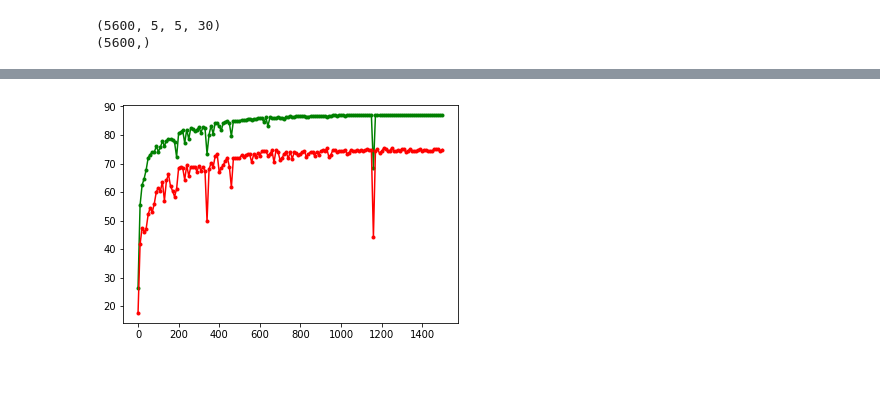
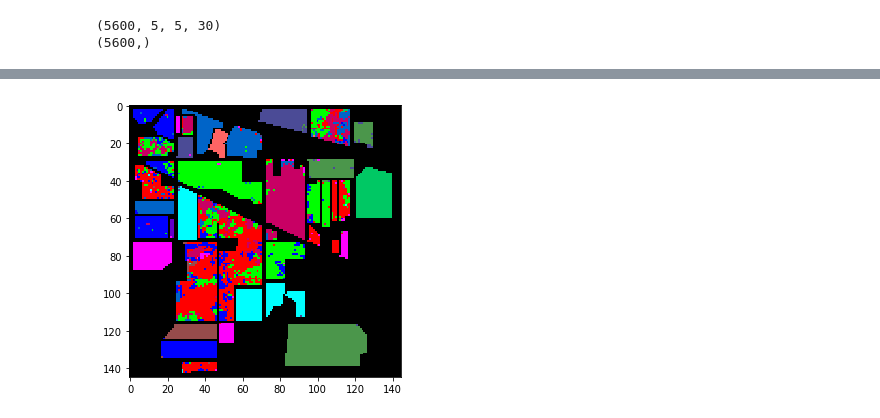
Before and after one commit to Shengz0571/HyperspectralCNN, a Jupyter notebook: IndianPineCNN.ipynb, the cells around one changed output, grey strips where cells are left out. Saved outputs shown, nothing was run; the diff lists cells and outputs as text; code cells hidden in the pictures; blank space fills up the shorter version.

```diff
--- a/IndianPineCNN.ipynb
+++ b/IndianPineCNN.ipynb
@@ -172,9 +186,12 @@ for i in range(n_classes):
     classes.append([])
 # %%
 for i in range(lower, hight - upper + 1):
+    #print(i)
     for j in range(lower, width - upper + 1):
         curr_inp = decompose(i,j)
 
         curr_tar = groundtruth_mat[i, j]
         if(curr_tar != 0):
             classes[curr_tar-1].append(curr_inp)
+            final.append(curr_inp)
+            location.append([i, j])
@@ -535,0 +569,10 @@ Model saved
+# %%
+#saver = tf.train.Saver()
+
+with tf.Session() as sess:
+    saver.restore(sess, "./model/modelone")
+
+    prediction=tf.argmax(logits,1)
+
+    best = sess.run([prediction],feed_dict = {x: final})
+    print(best)
@@ -535,0 +582,2 @@ Model saved
+# %%
+predicted_truth_mat = np.zeros((hight, width), dtype=np.int8)
@@ -535,0 +594,6 @@ Model saved
+# %%
+for i in range(len(location)):
+    x = location[i][0]
+    y = location[i][1]
+    predicted_truth_mat[x][y] = best[0][i] + 1
+    #print(predicted_truth_mat[x][y])
@@ -535,0 +610,4 @@ Model saved
+# %%
+predicted_truth = spectral.imshow(classes = predicted_truth_mat, figsize = (5,5))
+# %% [output]
+[figure, added]
@@ -536,7 +623,5 @@ Model saved
 # %%
-plt.plot(num_of_epoch, Training_acc_seq, 'g.-', num_of_epoch, Validation_acc_seq, 'r.-')
+plt.plot(num_of_epoch, Training_acc_seq, 'g.-', num_of_epoch, Testing_acc_seq, 'r.-')
 plt.show()
-# %% [output]
-[figure, removed]
 # %%
 print("111")
```
Also changed, not shown: parts of 25 cells of this notebook.
